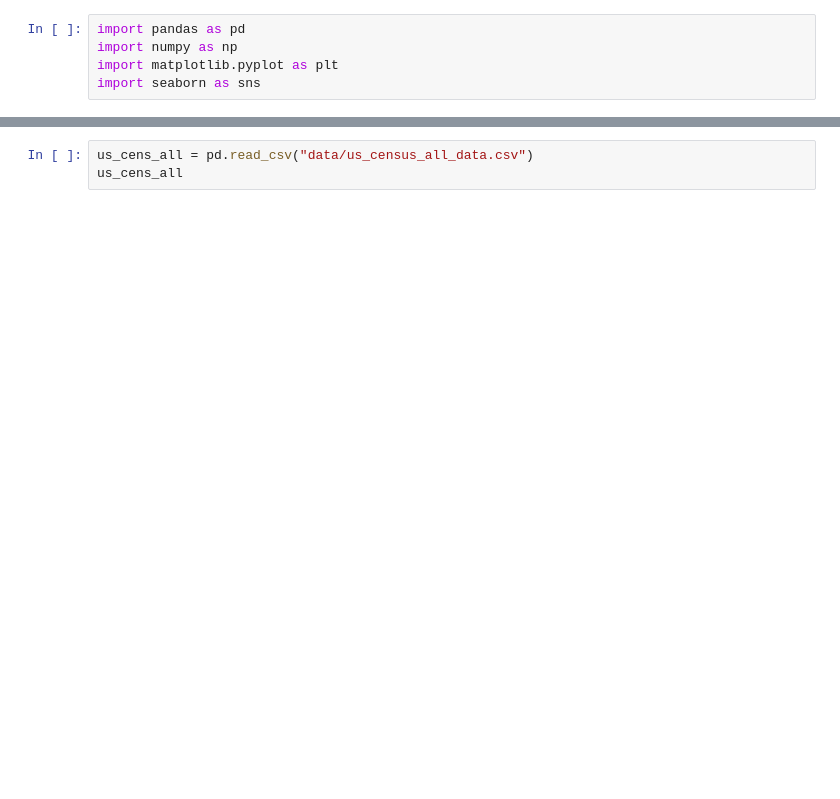
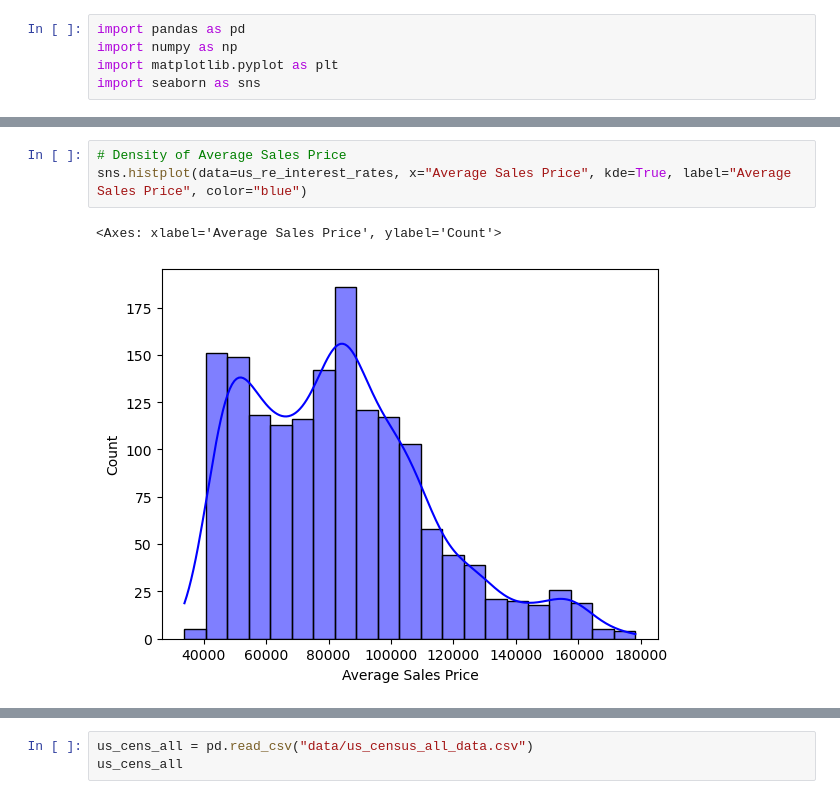
Before and after one commit to east-01/ir-ho-relationships, a Jupyter notebook: DataManipulation.ipynb, the cells around one changed output, grey strips where cells are left out. Cells and saved outputs as stored; diff of their text form; blank space fills up the shorter version.

```diff
--- a/DataManipulation.ipynb
+++ b/DataManipulation.ipynb
@@ -31,0 +74,6 @@ cali_house_prices
+# %%
+# Density of Average Sales Price
+sns.histplot(data=us_re_interest_rates, x="Average Sales Price", kde=True, label="Average Sales Price", color="blue")
+# %% [output]
+<Axes: xlabel='Average Sales Price', ylabel='Count'>
+[figure, added]
```
Also changed, not shown: parts of 22 cells of this notebook.
